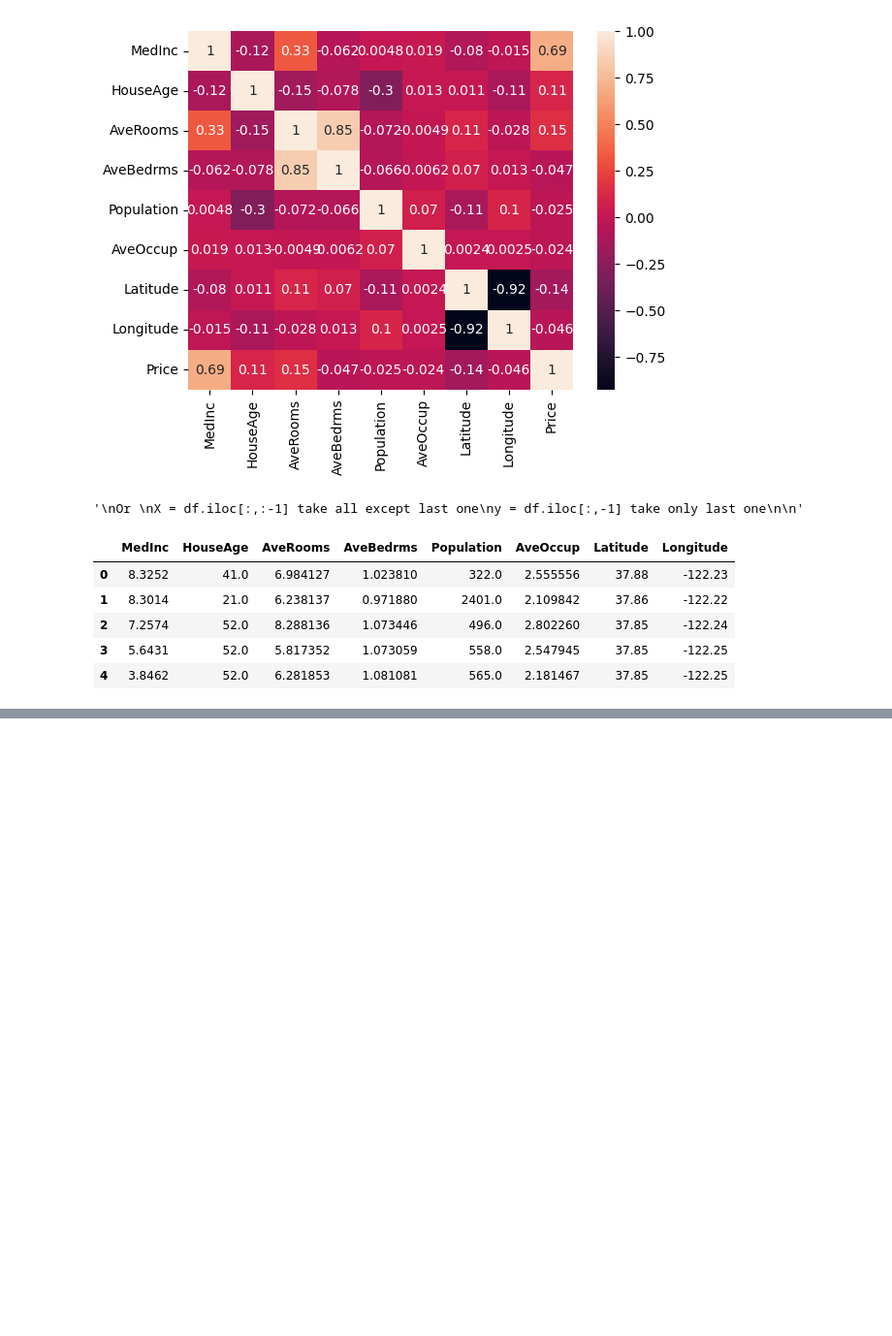
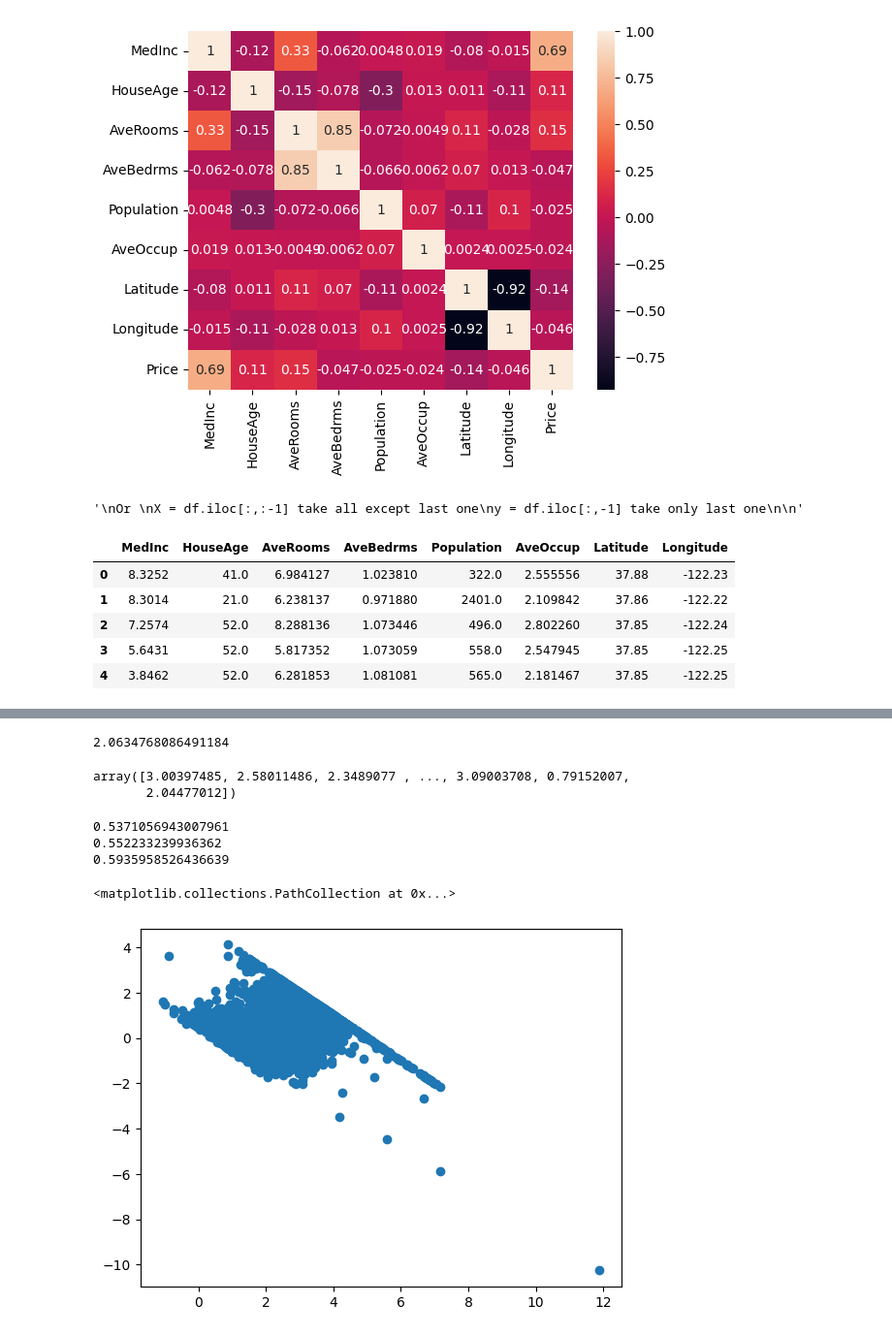
Before and after one commit to udityamerit/Complete-Machine-Learning-For-Beginners, a Jupyter notebook: 10-Project Implementation of ML Models/10.2-Multple_Linear_Regression.ipynb, the cells around one changed output, grey strips where cells are left out. Shown: that part at 97% size. Cells and saved outputs as stored; diff of their text form; code cells hidden in the pictures; blank space fills up the shorter version.

Commit message:
all models project

```diff
--- a/10-Project Implementation of ML Models/10.2-Multple_Linear_Regression.ipynb
+++ b/10-Project Implementation of ML Models/10.2-Multple_Linear_Regression.ipynb
@@ -170,0 +200,5 @@ from sklearn.model_selection import train_test_split
+# %%
+from sklearn.linear_model import LinearRegression
+linreg = LinearRegression()
+# %%
+linreg.fit(X_train, y_train)
@@ -170,0 +212,28 @@ from sklearn.model_selection import train_test_split
+# %%
+linreg.intercept_
+# %% [output]
+2.0634768086491184
+# %%
+## Prediction
+y_pred = linreg.predict(X_test)
+# %%
+y_pred
+# %% [output]
+array([3.00397485, 2.58011486, 2.3489077 , ..., 3.09003708, 0.79152007,
+       2.04477012])
+# %%
+from sklearn.metrics import mean_absolute_error, mean_squared_error, r2_score
+print(mean_absolute_error(y_test, y_pred))
+print(mean_squared_error(y_test, y_pred))
+print(r2_score(y_test, y_pred))
+# %% [output]
+0.5371056943007961
+0.552233239936362
+0.5935958526436639
+# %%
+residuals = y_test-y_pred
+# %%
+plt.scatter(y_pred, residuals)
+# %% [output]
+<matplotlib.collections.PathCollection at 0x...>
+[figure, added]
```
Also changed, not shown: parts of 14 cells of this notebook, 3 other files.
